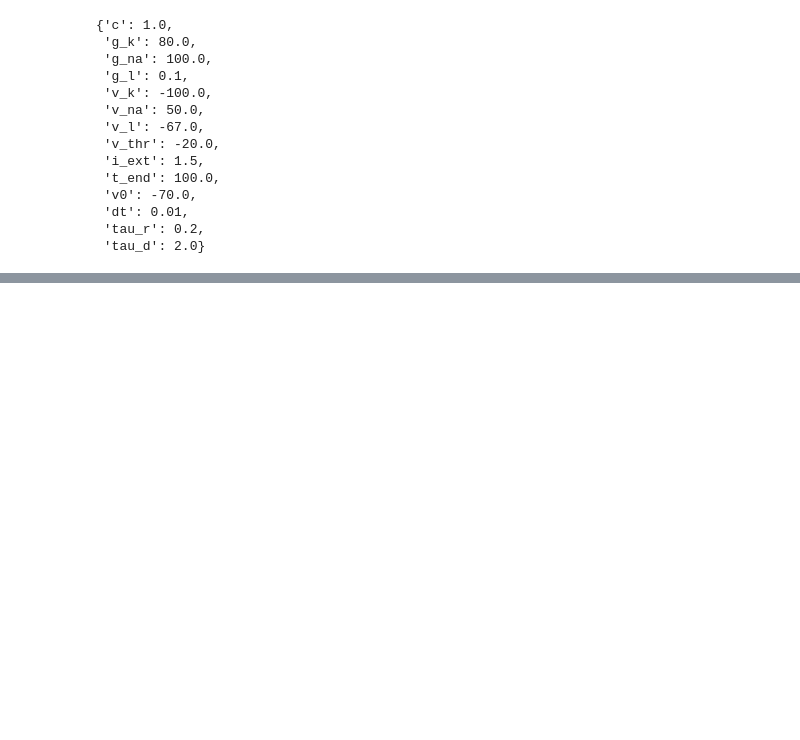
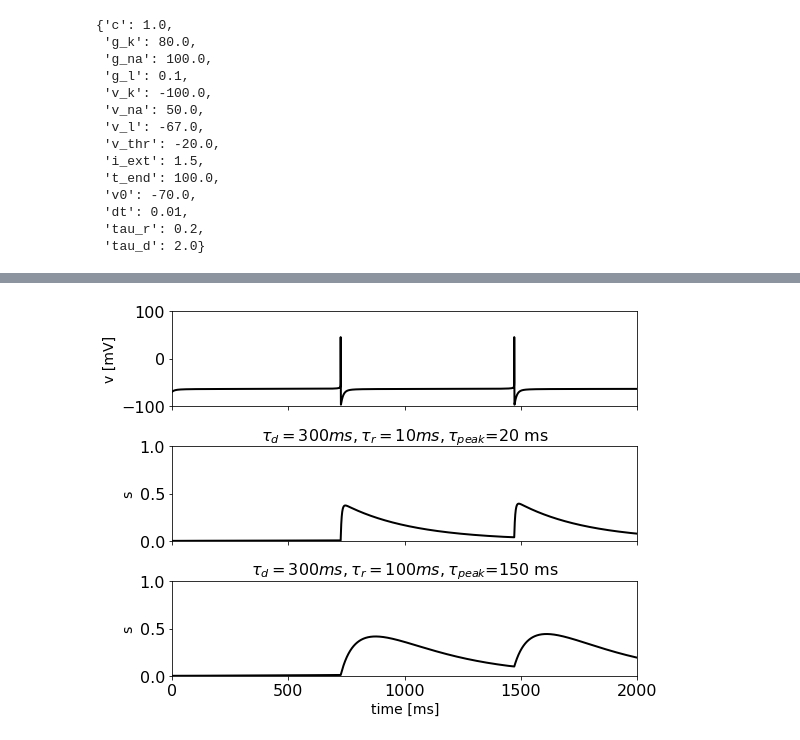
Before and after one commit to Ziaeemehr/mndynamics, a Jupyter notebook: mndynamics/examples/Chap_20.ipynb, the cells around one changed output, grey strips where cells are left out. Saved outputs shown, nothing was run; the diff lists cells and outputs as text; code cells hidden in the pictures; blank space fills up the shorter version.

```diff
--- a/mndynamics/examples/Chap_20.ipynb
+++ b/mndynamics/examples/Chap_20.ipynb
@@ -127,0 +200,59 @@ ax[1].legend(frameon=False);
+# %%
+# [RTM_PLOT_S_PRESCRIBE_TAU_PEAK]
+from mndynamics.utility import tau_d_q_function
+
+tau_r = 10.0
+tau_d = 300.0
+tau_peak = 20.0
+tau_d_q = tau_d_q_function(tau_d, tau_r, tau_peak)
+obj = RTM_2s({'tau_r': tau_r,
+              'tau_d': tau_d,
+              'tau_d_q': tau_d_q ,
+              'i_ext':0.12,
+              })
+data = obj.simulate()
+t = data['t']
+v = data['v']
+s1 = data['s']
+
+
+tau_r = 100.0
+tau_d = 300.0
+tau_peak = 150.0
+tau_d_q = tau_d_q_function(tau_d, tau_r, tau_peak)
+obj = RTM_2s({'tau_r': tau_r,
+              'tau_d': tau_d,
+              'tau_d_q': tau_d_q ,
+              'i_ext':0.12,
+              })
+data = obj.simulate()
+t = data['t']
+v = data['v']
+s2 = data['s']
+
+
+fig, ax = plt.subplots(3, figsize=(8, 6), sharex=True)
+ax[0].plot(t, v, lw=2, c="k")
+ax[1].plot(t, s1, lw=2, c="k")
+ax[2].plot(t, s2, lw=2, c="k")
+
+ax[0].set_xlim(min(t), max(t))
+ax[0].set_ylim(-100, 100)
+ax[1].set_ylim([0, 1])
+ax[2].set_ylim([0, 1])
+ax[2].set_xlabel("time [ms]", fontsize=14)
+ax[0].set_ylabel("v [mV]", fontsize=14)
+ax[1].set_ylabel("s", fontsize=14)
+ax[2].set_ylabel("s", fontsize=14)
+ax[0].set_yticks([-100, 0, 100])
+ax[1].set_yticks([0, 0.5, 1])
+ax[2].set_yticks([0, 0.5, 1])
+
+ax[1].set_title(r"$\tau_d=300 ms, \tau_r=10 ms, \tau_{peak}$=20 ms")
+ax[2].set_title(r"$\tau_d=300 ms, \tau_r=100 ms, \tau_{peak}$=150 ms")
+
+ax[-1].set_xticks(np.arange(0,2001, 500))
+
+plt.tight_layout()
+# %% [output]
+[figure, added]
```
Also changed, not shown: parts of 8 cells of this notebook, 3 other files.
